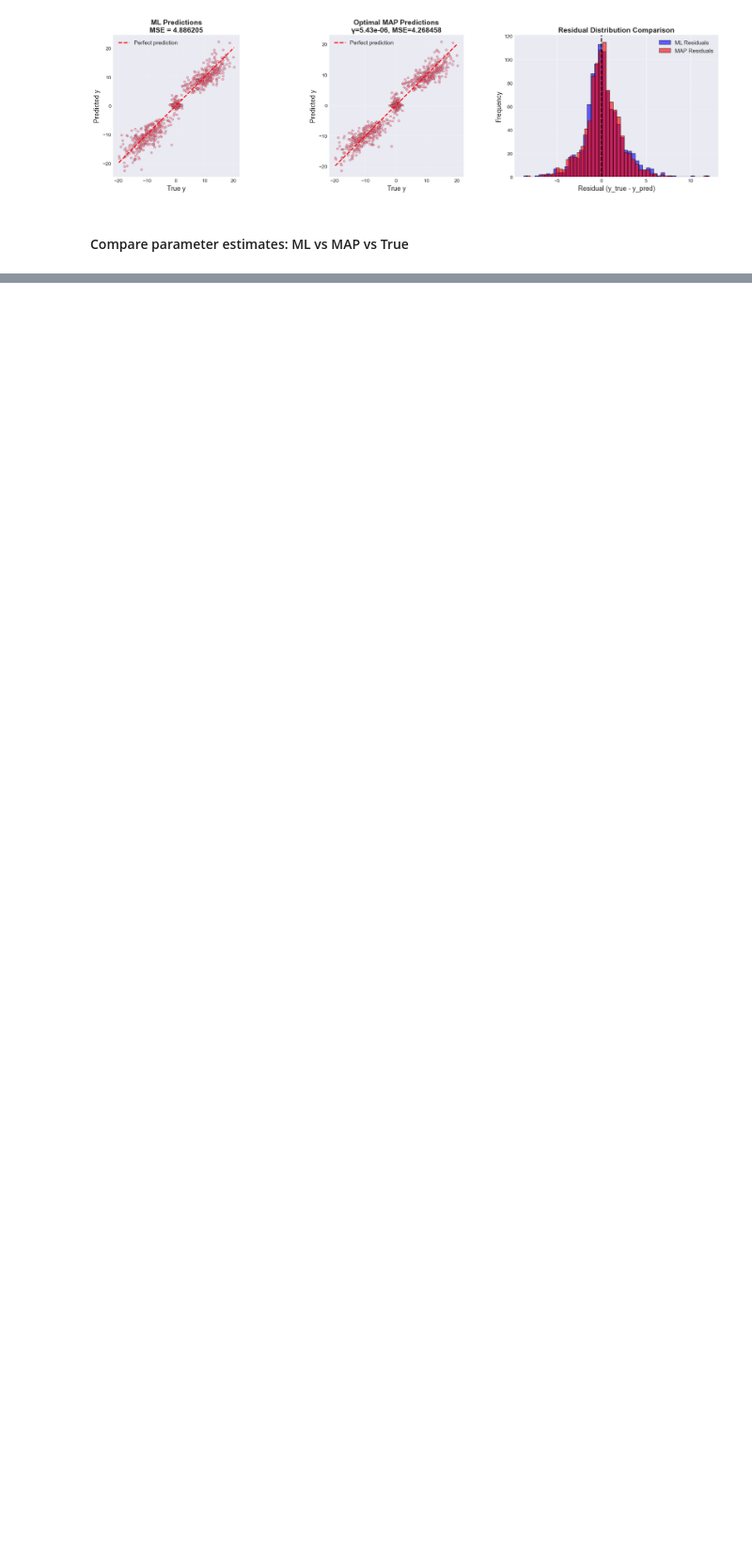
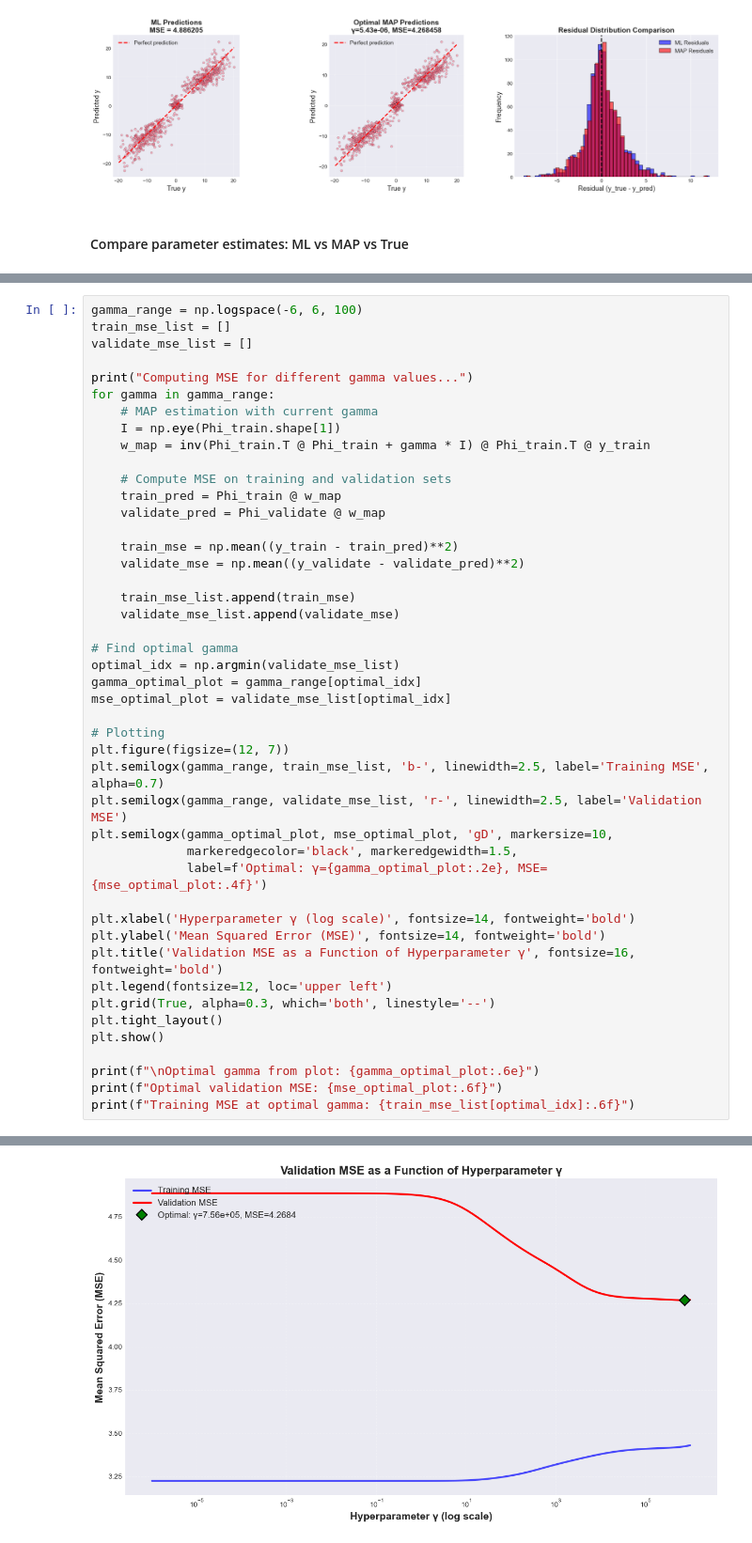
Before and after one commit to wang-dawei1/EECE5644, a Jupyter notebook: Assignment2/Question_2.ipynb, the cells around one changed output, grey strips where cells are left out. Shown at 94% size. Saved outputs shown, nothing was run; the diff lists cells and outputs as text; blank space fills up the shorter version.

```diff
--- a/Assignment2/Question_2.ipynb
+++ b/Assignment2/Question_2.ipynb
@@ -481,0 +452,46 @@ MAP (γ=5.43e-06) 5.43e-06   3.420224   4.268458    0.009683
+# %%
+gamma_range = np.logspace(-6, 6, 100)
+train_mse_list = []
+validate_mse_list = []
+
+print("Computing MSE for different gamma values...")
+for gamma in gamma_range:
+    # MAP estimation with current gamma
+    I = np.eye(Phi_train.shape[1])
+    w_map = inv(Phi_train.T @ Phi_train + gamma * I) @ Phi_train.T @ y_train
+
+    # Compute MSE on training and validation sets
+    train_pred = Phi_train @ w_map
+    validate_pred = Phi_validate @ w_map
+
+    train_mse = np.mean((y_train - train_pred)**2)
+    validate_mse = np.mean((y_validate - validate_pred)**2)
+
+    train_mse_list.append(train_mse)
+    validate_mse_list.append(validate_mse)
+
+# Find optimal gamma
+optimal_idx = np.argmin(validate_mse_list)
+gamma_optimal_plot = gamma_range[optimal_idx]
+mse_optimal_plot = validate_mse_list[optimal_idx]
+
+# Plotting
+plt.figure(figsize=(12, 7))
+plt.semilogx(gamma_range, train_mse_list, 'b-', linewidth=2.5, label='Training MSE', alpha=0.7)
+plt.semilogx(gamma_range, validate_mse_list, 'r-', linewidth=2.5, label='Validation MSE')
+plt.semilogx(gamma_optimal_plot, mse_optimal_plot, 'gD', markersize=10,
+             markeredgecolor='black', markeredgewidth=1.5,
+             label=f'Optimal: γ={gamma_optimal_plot:.2e}, MSE={mse_optimal_plot:.4f}')
+
+plt.xlabel('Hyperparameter γ (log scale)', fontsize=14, fontweight='bold')
+plt.ylabel('Mean Squared Error (MSE)', fontsize=14, fontweight='bold')
+plt.title('Validation MSE as a Function of Hyperparameter γ', fontsize=16, fontweight='bold')
+plt.legend(fontsize=12, loc='upper left')
+plt.grid(True, alpha=0.3, which='both', linestyle='--')
+plt.tight_layout()
+plt.show()
+
+print(f"\nOptimal gamma from plot: {gamma_optimal_plot:.6e}")
+print(f"Optimal validation MSE: {mse_optimal_plot:.6f}")
+print(f"Training MSE at optimal gamma: {train_mse_list[optimal_idx]:.6f}")
+# %% [output]
@@ -481,0 +499 @@ MAP (γ=5.43e-06) 5.43e-06   3.420224   4.268458    0.009683
+[figure, added]
```
Also changed, not shown: parts of 12 cells of this notebook, 4 other files.
